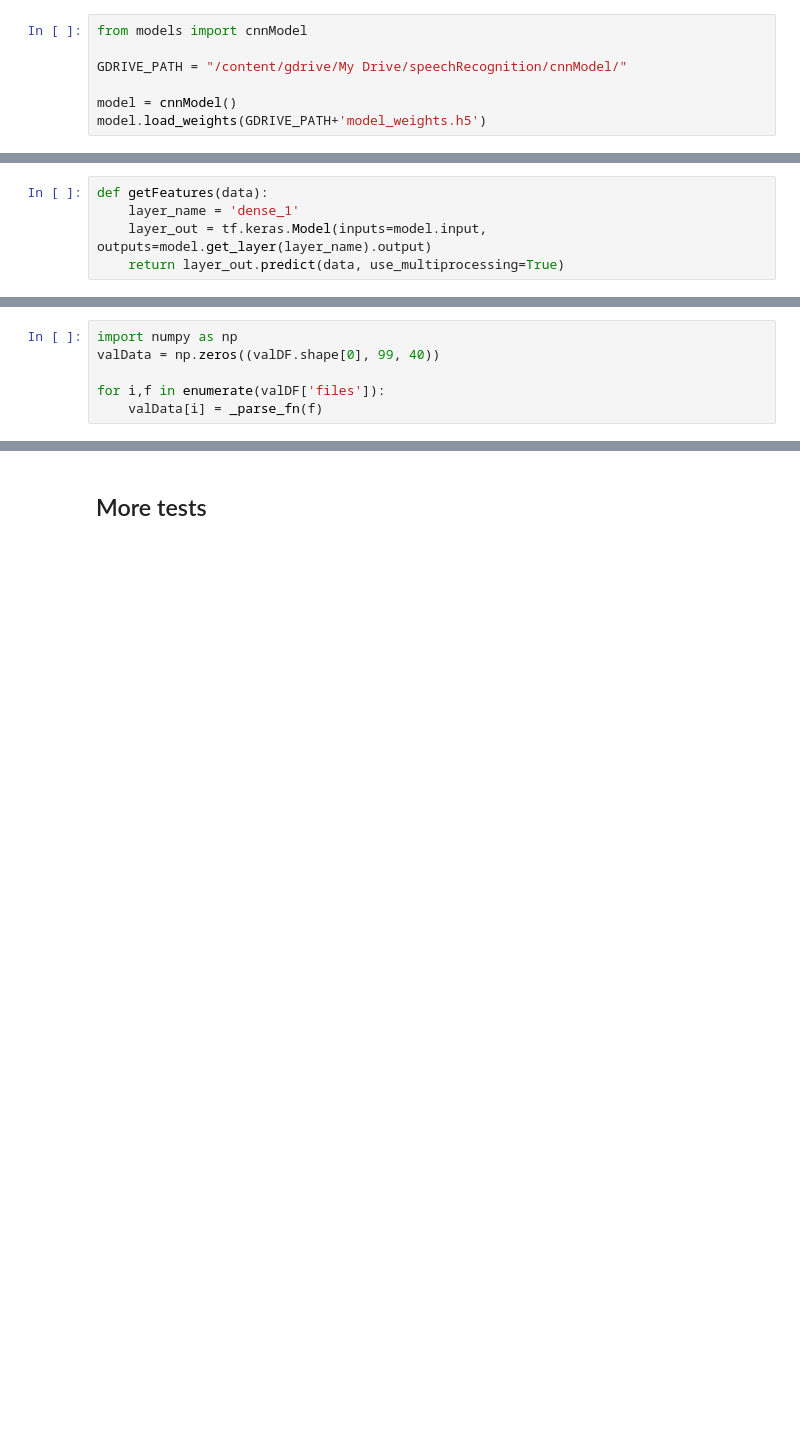
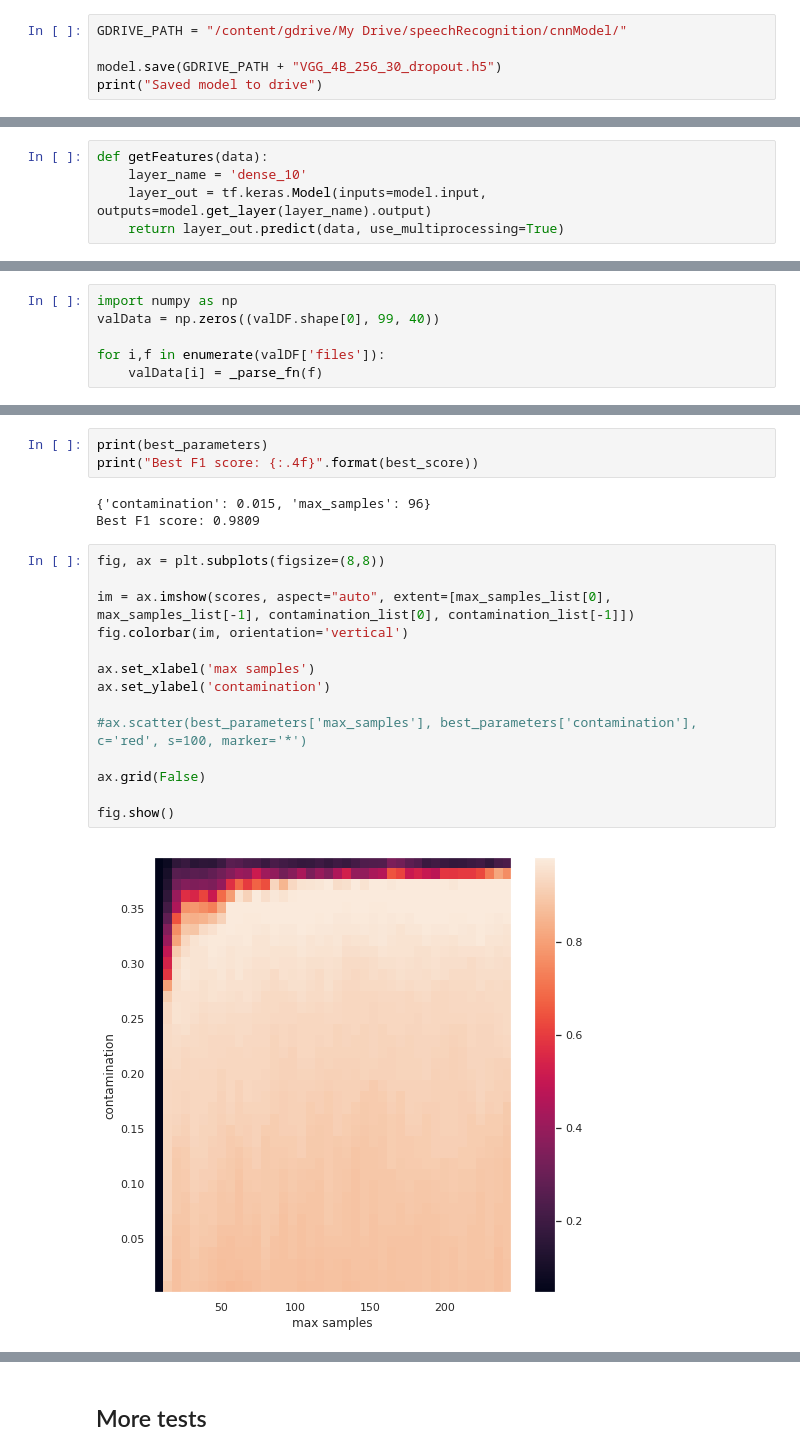
Before and after one commit to Mmiglio/SpeechRecognition, a Jupyter notebook: notebooks/OneClass_Marvin.ipynb, the cells around one changed output, grey strips where cells are left out. Cells and saved outputs as stored; diff of their text form; blank space fills up the shorter version.

```diff
--- a/notebooks/OneClass_Marvin.ipynb
+++ b/notebooks/OneClass_Marvin.ipynb
@@ -65,7 +250,5 @@ Drive already mounted at /content/gdrive; to attempt to forcibly remount, call d
 # %%
-from models import cnnModel
-
 GDRIVE_PATH = "/content/gdrive/My Drive/speechRecognition/cnnModel/"
 
-model = cnnModel()
-model.load_weights(GDRIVE_PATH+'model_weights.h5')
+model.save(GDRIVE_PATH + "VGG_4B_256_30_dropout.h5")
+print("Saved model to drive")
@@ -100,8 +273,3 @@ marvin_data, _ = getDataset(
     cache_file='oc_train_cache',
     shuffle=False
 )
-# %%
-def getFeatures(data):
-    layer_name = 'dense_1'
-    layer_out = tf.keras.Model(inputs=model.input, outputs=model.get_layer(layer_name).output)
-    return layer_out.predict(data, use_multiprocessing=True)
@@ -130,3 +287,8 @@ valDF.head()
+# %%
+def getFeatures(data):
+    layer_name = 'dense_10'
+    layer_out = tf.keras.Model(inputs=model.input, outputs=model.get_layer(layer_name).output)
+    return layer_out.predict(data, use_multiprocessing=True)
 # %%
 from trainingUtils import _loadWavs, _logMelFilterbank
 
@@ -184 +371,23 @@ F1-score: 0.6325
+# %%
+print(best_parameters)
+print("Best F1 score: {:.4f}".format(best_score))
+# %% [output]
+{'contamination': 0.015, 'max_samples': 96}
+Best F1 score: 0.9809
+# %%
+fig, ax = plt.subplots(figsize=(8,8))
+
+im = ax.imshow(scores, aspect="auto", extent=[max_samples_list[0], max_samples_list[-1], contamination_list[0], contamination_list[-1]])
+fig.colorbar(im, orientation='vertical')
+
+ax.set_xlabel('max samples')
+ax.set_ylabel('contamination')
+
+#ax.scatter(best_parameters['max_samples'], best_parameters['contamination'], c='red', s=100, marker='*')
+
+ax.grid(False)
+
+fig.show()
+# %% [output]
+[figure, added]
 # %%
```
Also changed, not shown: parts of 64 cells of this notebook.
